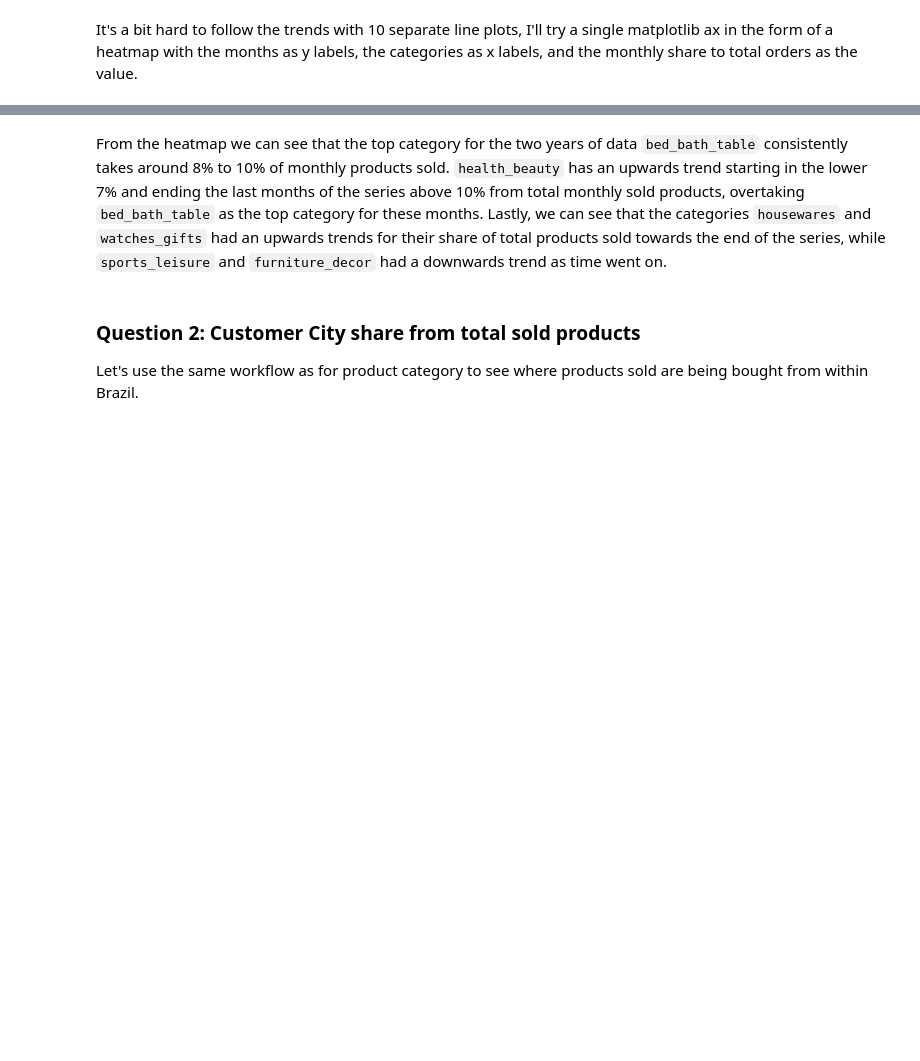
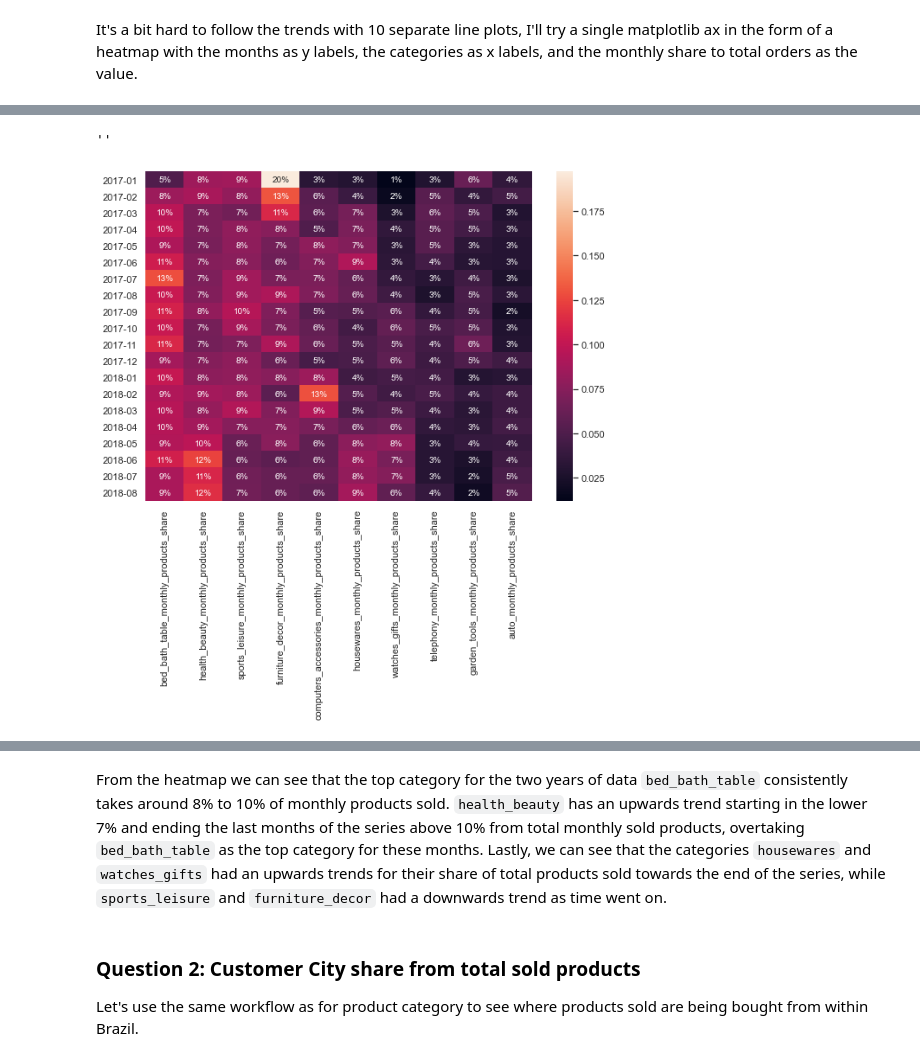
Before and after one commit to edson-github/udacity_ds_nanodg_blog_post, a Jupyter notebook: olist_ecommerce_eda/eda.ipynb, the cells around one changed output, grey strips where cells are left out. Cells and saved outputs as stored; diff of their text form; code cells hidden in the pictures; blank space fills up the shorter version.

```diff
--- a/olist_ecommerce_eda/eda.ipynb
+++ b/olist_ecommerce_eda/eda.ipynb
@@ -676,7 +700,7 @@ def get_share_of_count(df, group_column, count_column, agg_function, new_column_
 
     count_df = df.groupby(group_column)[count_column].agg(agg_function).sort_values(ascending=False).to_frame(name=new_column_name)
     count_df['share_from_total'] = count_df / count_df.sum()
-    count_df['cummulative_share'] = count_df['share_from_total'].cumsum()
+    count_df['cumulative_share'] = count_df['share_from_total'].cumsum()
     return count_df
 # %%
 product_category_counts = get_share_of_count(product_cat_daily_df, 'product_category_name', 'product_id', 'sum', 'total_product_ids')
@@ -690,7 +728,7 @@ We have 72 categories for which a product was shipped as part of an order any gi
 
 The top category is `bed_bath_table`, followed by `health_beauty` and `sports_leisure`. Have these top categories always contributed the same share of products sold or has this changed over time?
 # %%
-top_categories = (product_category_counts[product_category_counts['cummulative_share'] <= 0.64]).index.tolist()
+top_categories = (product_category_counts[product_category_counts['cumulative_share'] <= 0.64]).index.tolist()
 top_categories
 # %% [output]
 ['bed_bath_table',
@@ -771,10 +839,13 @@ products_monthly_copy.info()
 # %%
 try:
     products_monthly_copy.index = products_monthly_copy.index.strftime('%Y-%m')
 except AttributeError:
     pass
 
 fig, ax = plt.subplots(figsize=(10, 7))
-sns.heatmap(products_monthly_copy.drop(columns=['monthly_total_products']).filter(like='_share', axis=1), yticklabels=True, annot=True, ax=ax)
+sns.heatmap(products_monthly_copy.drop(columns=['monthly_total_products']).filter(like='_share', axis=1)/100, fmt='.0%', yticklabels=True, annot=True, ax=ax)
 plt.savefig("graphs_tables/top10_categories_monthly_share_products_heatmap.png")
 ;
+# %% [output]
+''
+[figure, added]
```
Also changed, not shown: parts of 48 cells of this notebook, 12 other files.
